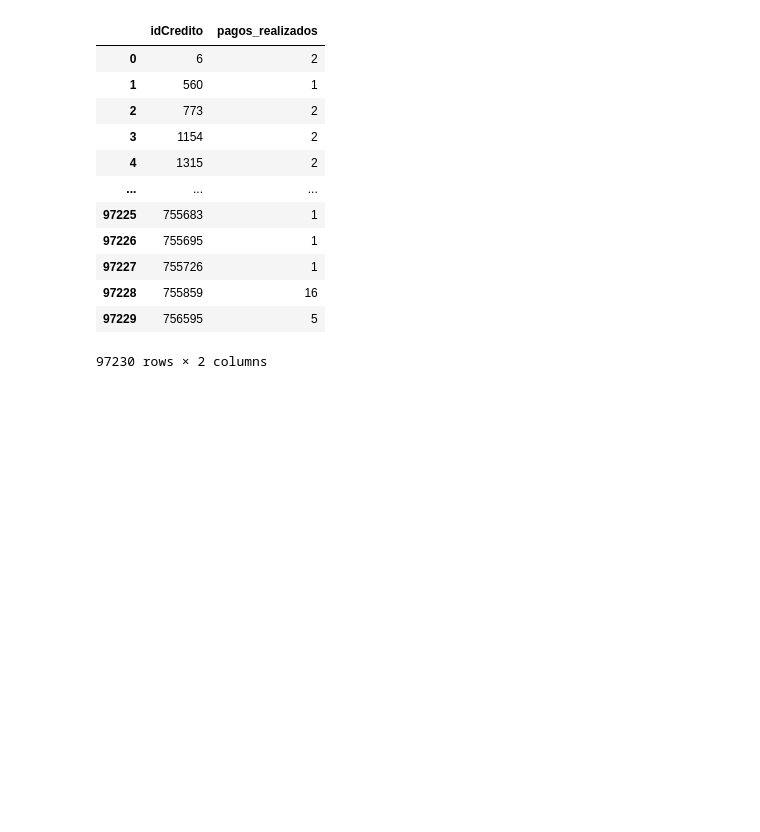
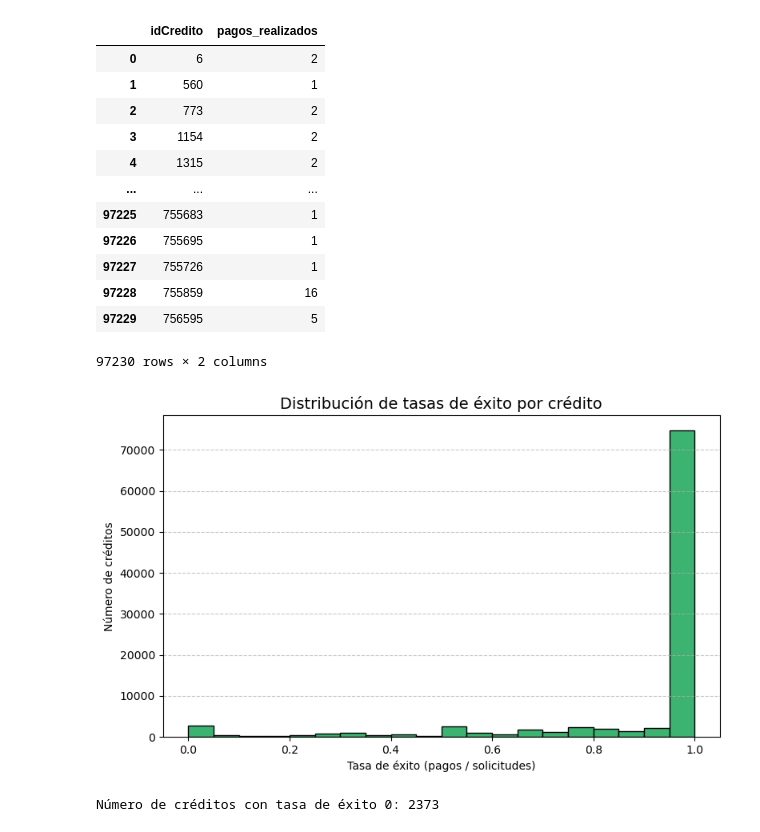
Before and after one commit to allfunso/Qubitos-Datathon, a Jupyter notebook: experimentsIsai.ipynb, the cells around one changed output. Saved outputs shown, nothing was run; the diff lists cells and outputs as text; code cells hidden in the pictures; blank space fills up the shorter version.

Commit message:
Tasas de exito

```diff
--- a/experimentsIsai.ipynb
+++ b/experimentsIsai.ipynb
@@ -244,0 +233,25 @@ plt.show()
+# %%
+solicitudes_por_credito = cobros_detallados.groupby("idCredito").size().reset_index(name="num_solicitudes")
+pagos_exitosos_por_credito = cobros_detallados[cobros_detallados["es_exito"]].groupby("idCredito").size().reset_index(name="num_pagos")
+comparacion = solicitudes_por_credito.merge(pagos_exitosos_por_credito, on="idCredito", how="left")
+
+comparacion["num_pagos"] = comparacion["num_pagos"].fillna(0).astype(int)
+comparacion["tasa_exito"] = comparacion["num_pagos"] / comparacion["num_solicitudes"]
+# %%
+plt.figure(figsize=(8, 5))
+plt.hist(comparacion["tasa_exito"], bins=20, color="mediumseagreen", edgecolor="black")
+
+plt.title("Distribución de tasas de éxito por crédito", fontsize=14)
+plt.xlabel("Tasa de éxito (pagos / solicitudes)")
+plt.ylabel("Número de créditos")
+plt.grid(axis="y", linestyle="--", alpha=0.7)
+
+plt.tight_layout()
+plt.show()
+# %% [output]
+[figure, added]
+# %%
+num_tasa_0 = (comparacion["tasa_exito"] == 0).sum()
+print(f"Número de créditos con tasa de éxito 0: {num_tasa_0}")
+# %% [output]
+Número de créditos con tasa de éxito 0: 2373
```
Also changed, not shown: parts of 2 cells of this notebook.
